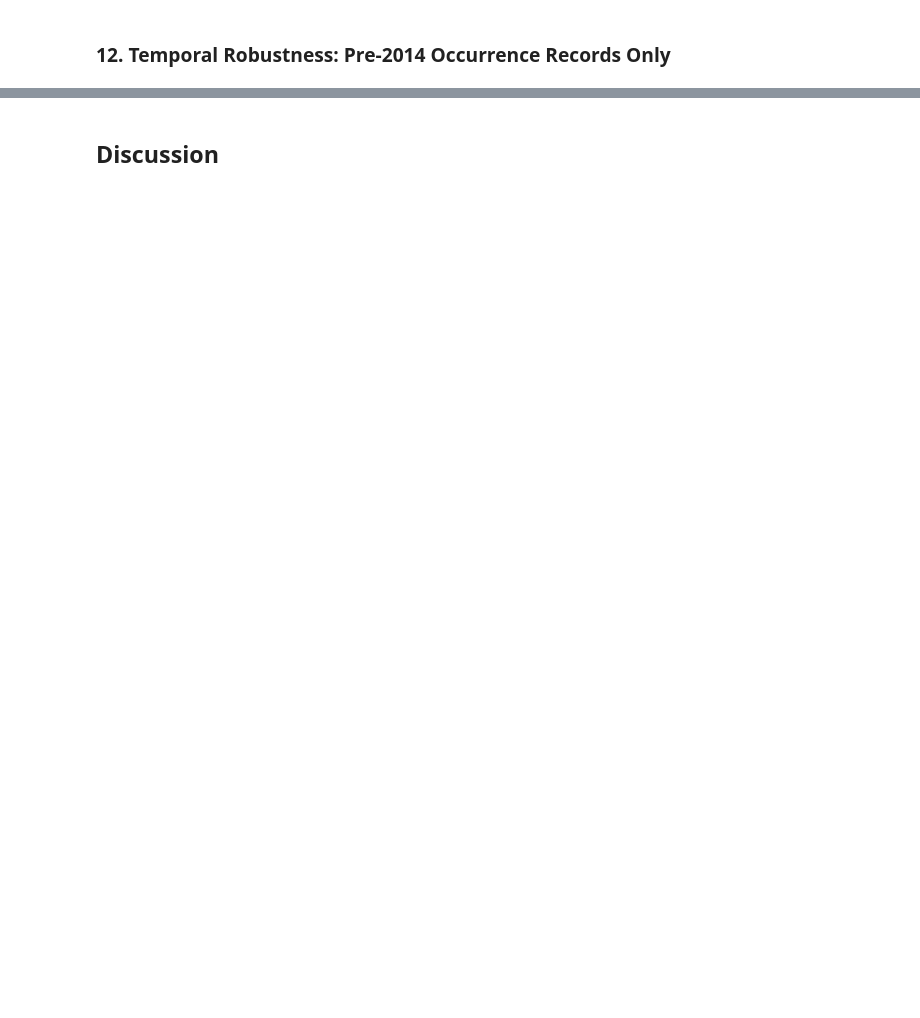
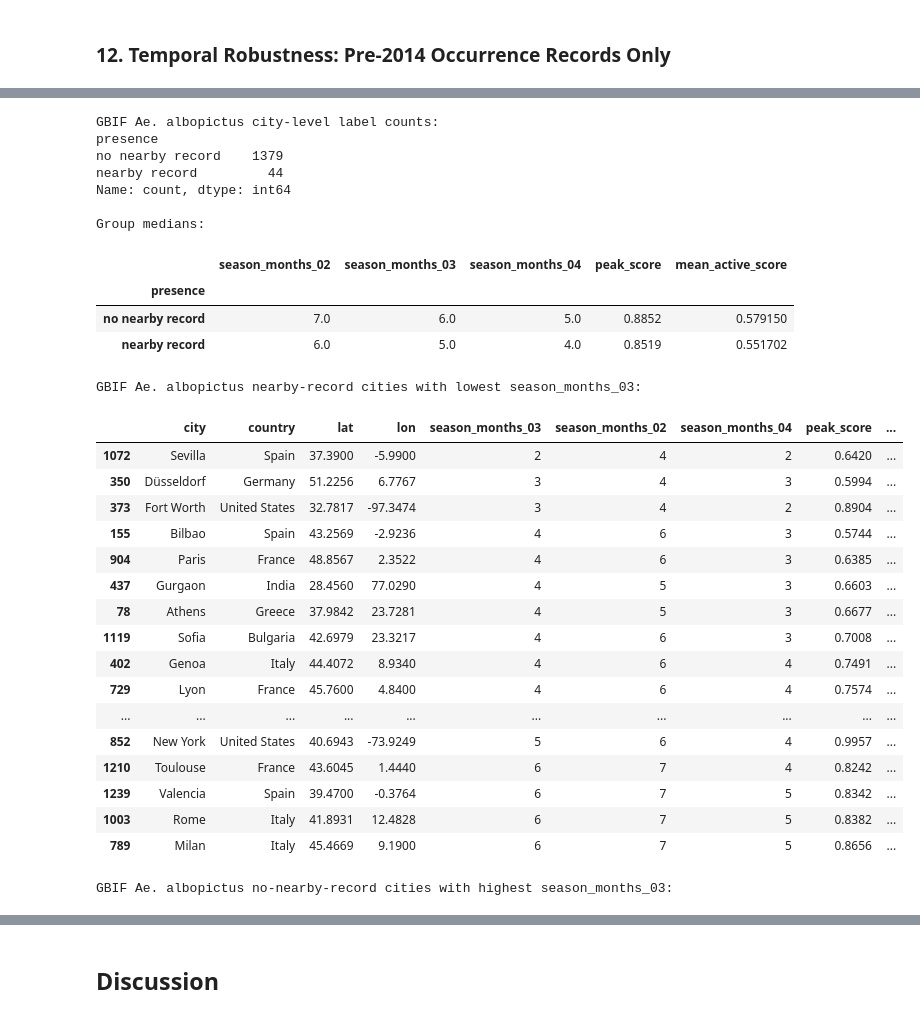
Before and after one commit to andreslill/mosquito-season-suitability, a Jupyter notebook: notebooks/methodology_and_validation.ipynb, the cells around one changed output, grey strips where cells are left out. Saved outputs shown, nothing was run; the diff lists cells and outputs as text; code cells hidden in the pictures; blank space fills up the shorter version.

```diff
--- a/notebooks/methodology_and_validation.ipynb
+++ b/notebooks/methodology_and_validation.ipynb
@@ -660,8 +794,0 @@ Cities labelled as absence here are more accurately understood as cities with no
-# %%
-for species_label, df in [('Ae. aegypti', cities_aeg), ('Ae. albopictus', cities_alb)]:
-    # High suitability but no Kraemer record within 50 km
-    fn = df[(df['presence'] == 0) & (df['peak_score'] >= 0.6)].copy()
-    fn = fn.sort_values('peak_score', ascending=False)
-    print(f'\n{species_label}: high-suitability absence cities (peak >= 0.6): {len(fn)}')
-    cols = ['city', 'country', 'lat', 'lon', 'peak_score', 'season_months_02', 'season_months_03', 'season_months_04']
-    print(fn[cols].head(15).to_string(index=False))
@@ -708,0 +1226,61 @@ noisy background, not against confirmed absences.
+# %%
+# City-level diagnostic for GBIF Ae. albopictus
+print('GBIF Ae. albopictus city-level label counts:')
+print(cities_alb_gbif['presence'].value_counts().rename(index={1: 'nearby record', 0: 'no nearby record'}))
+
+print('\nGroup medians:')
+display(
+    cities_alb_gbif.groupby('presence')[
+        ['season_months_02', 'season_months_03', 'season_months_04', 'peak_score', 'mean_active_score']
+    ].median().rename(index={1: 'nearby record', 0: 'no nearby record'})
+)
+
+cols = ['city', 'country', 'lat', 'lon', 'season_months_03', 'season_months_02',
+        'season_months_04', 'peak_score', 'mean_active_score']
+
+print('\nGBIF Ae. albopictus nearby-record cities with lowest season_months_03:')
+display(
+    cities_alb_gbif.loc[cities_alb_gbif['presence'] == 1]
+    .sort_values(['season_months_03', 'peak_score'])
+    [cols]
+    .head(30)
+)
+
+print('\nGBIF Ae. albopictus no-nearby-record cities with highest season_months_03:')
+display(
+    cities_alb_gbif.loc[cities_alb_gbif['presence'] == 0]
+    .sort_values(['season_months_03', 'peak_score'], ascending=False)
+    [cols]
+    .head(30)
+)
+# %% [output]
+GBIF Ae. albopictus city-level label counts:
+presence
+no nearby record    1379
+nearby record         44
+Name: count, dtype: int64
+
+Group medians:
+|  | season_months_02 | season_months_03 | season_months_04 | peak_score | mean_active_score |
+| presence |  |  |  |  |  |
+| no nearby record | 7.0 | 6.0 | 5.0 | 0.8852 | 0.579150 |
+| nearby record | 6.0 | 5.0 | 4.0 | 0.8519 | 0.551702 |
+GBIF Ae. albopictus nearby-record cities with lowest season_months_03:
+|  | city | country | lat | lon | season_months_03 | season_months_02 | season_months_04 | peak_score | ... |
+| 1072 | Sevilla | Spain | 37.3900 | -5.9900 | 2 | 4 | 2 | 0.6420 | ... |
+| 350 | Düsseldorf | Germany | 51.2256 | 6.7767 | 3 | 4 | 3 | 0.5994 | ... |
+| 373 | Fort Worth | United States | 32.7817 | -97.3474 | 3 | 4 | 2 | 0.8904 | ... |
+| 155 | Bilbao | Spain | 43.2569 | -2.9236 | 4 | 6 | 3 | 0.5744 | ... |
+| 904 | Paris | France | 48.8567 | 2.3522 | 4 | 6 | 3 | 0.6385 | ... |
+| 437 | Gurgaon | India | 28.4560 | 77.0290 | 4 | 5 | 3 | 0.6603 | ... |
+| 78 | Athens | Greece | 37.9842 | 23.7281 | 4 | 5 | 3 | 0.6677 | ... |
+| 1119 | Sofia | Bulgaria | 42.6979 | 23.3217 | 4 | 6 | 3 | 0.7008 | ... |
+| 402 | Genoa | Italy | 44.4072 | 8.9340 | 4 | 6 | 4 | 0.7491 | ... |
+| 729 | Lyon | France | 45.7600 | 4.8400 | 4 | 6 | 4 | 0.7574 | ... |
+| ... | ... | ... | ... | ... | ... | ... | ... | ... | ... |
+| 852 | New York | United States | 40.6943 | -73.9249 | 5 | 6 | 4 | 0.9957 | ... |
+| 1210 | Toulouse | France | 43.6045 | 1.4440 | 6 | 7 | 4 | 0.8242 | ... |
+| 1239 | Valencia | Spain | 39.4700 | -0.3764 | 6 | 7 | 5 | 0.8342 | ... |
+| 1003 | Rome | Italy | 41.8931 | 12.4828 | 6 | 7 | 5 | 0.8382 | ... |
+| 789 | Milan | Italy | 45.4669 | 9.1900 | 6 | 7 | 5 | 0.8656 | ... |
+GBIF Ae. albopictus no-nearby-record cities with highest season_months_03:
```
Also changed, not shown: parts of 59 cells of this notebook.
